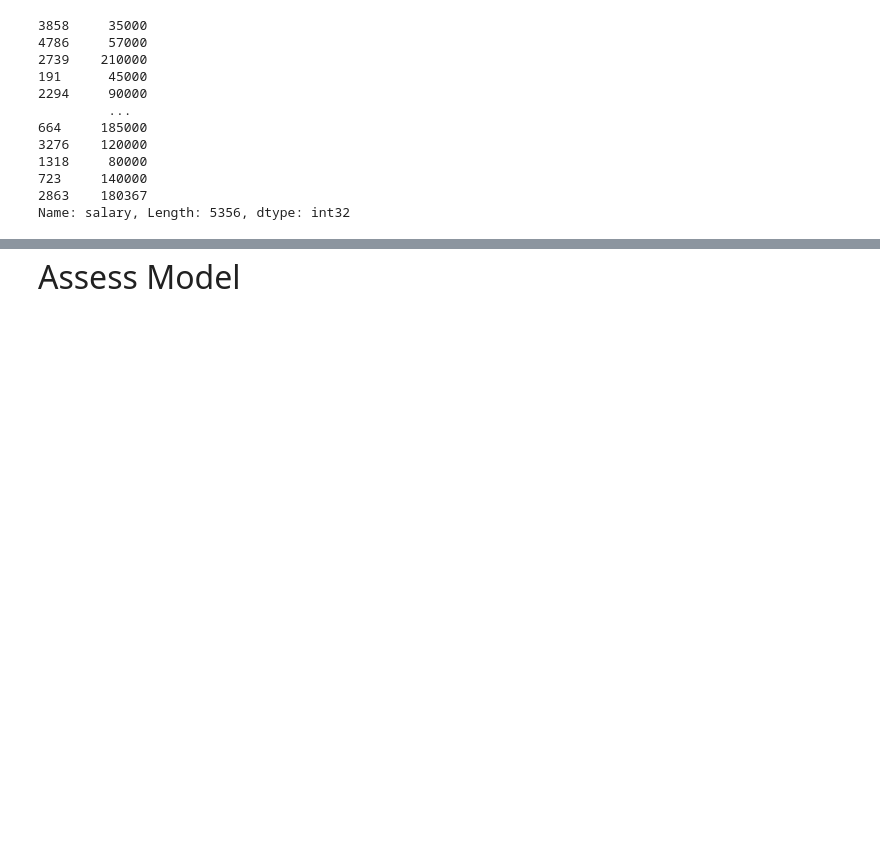
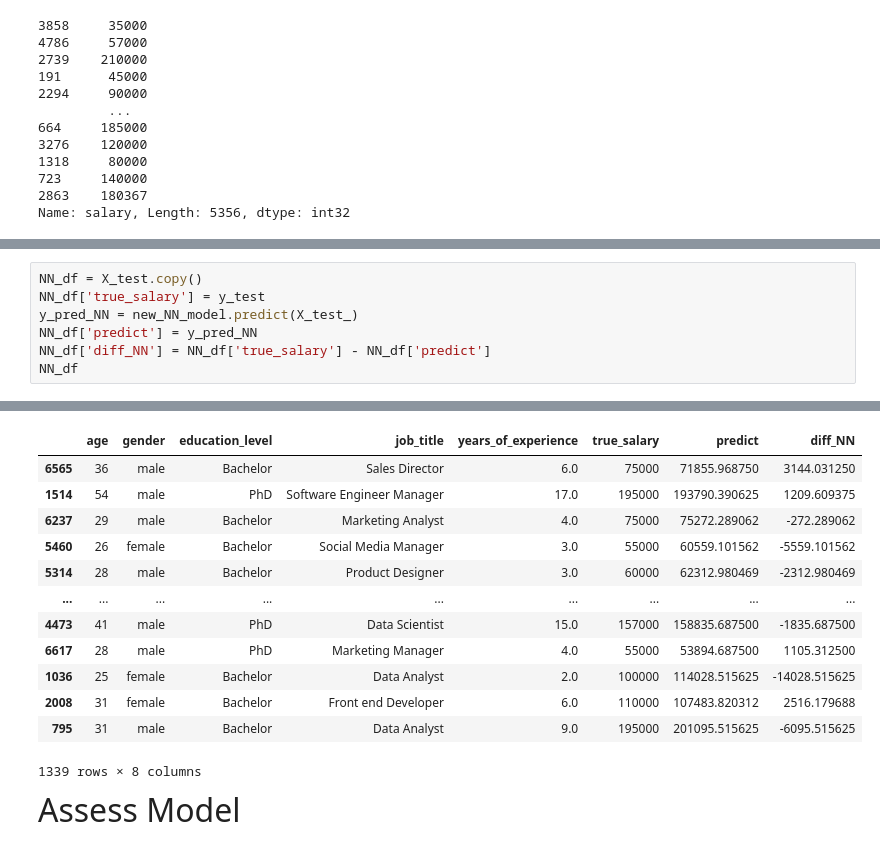
Before and after one commit to StevenHuang41/salary_prediction, a Jupyter notebook: salary_regression.ipynb, the cells around one changed output, grey strips where cells are left out. Saved outputs shown, nothing was run; the diff lists cells and outputs as text; blank space fills up the shorter version.

```diff
--- a/salary_regression.ipynb
+++ b/salary_regression.ipynb
@@ -955,0 +1009,8 @@ nn_df
+# %%
+NN_df = X_test.copy()
+NN_df['true_salary'] = y_test
+y_pred_NN = new_NN_model.predict(X_test_)
+NN_df['predict'] = y_pred_NN
+NN_df['diff_NN'] = NN_df['true_salary'] - NN_df['predict']
+NN_df
+# %% [output]
@@ -956,3 +1018,16 @@ nn_df
+|  | age | gender | education_level | job_title | years_of_experience | true_salary | predict | diff_NN |
+| 6565 | 36 | male | Bachelor | Sales Director | 6.0 | 75000 | 71855.968750 | 3144.031250 |
+| 1514 | 54 | male | PhD | Software Engineer Manager | 17.0 | 195000 | 193790.390625 | 1209.609375 |
+| 6237 | 29 | male | Bachelor | Marketing Analyst | 4.0 | 75000 | 75272.289062 | -272.289062 |
+| 5460 | 26 | female | Bachelor | Social Media Manager | 3.0 | 55000 | 60559.101562 | -5559.101562 |
+| 5314 | 28 | male | Bachelor | Product Designer | 3.0 | 60000 | 62312.980469 | -2312.980469 |
+| ... | ... | ... | ... | ... | ... | ... | ... | ... |
+| 4473 | 41 | male | PhD | Data Scientist | 15.0 | 157000 | 158835.687500 | -1835.687500 |
+| 6617 | 28 | male | PhD | Marketing Manager | 4.0 | 55000 | 53894.687500 | 1105.312500 |
+| 1036 | 25 | female | Bachelor | Data Analyst | 2.0 | 100000 | 114028.515625 | -14028.515625 |
+| 2008 | 31 | female | Bachelor | Front end Developer | 6.0 | 110000 | 107483.820312 | 2516.179688 |
+| 795 | 31 | male | Bachelor | Data Analyst | 9.0 | 195000 | 201095.515625 | -6095.515625 |
+1339 rows × 8 columns
 # %% [markdown]
 <font size='6'>Assess Model</font>
 # %%
```
Also changed, not shown: parts of 15 cells of this notebook, 5 other files.
